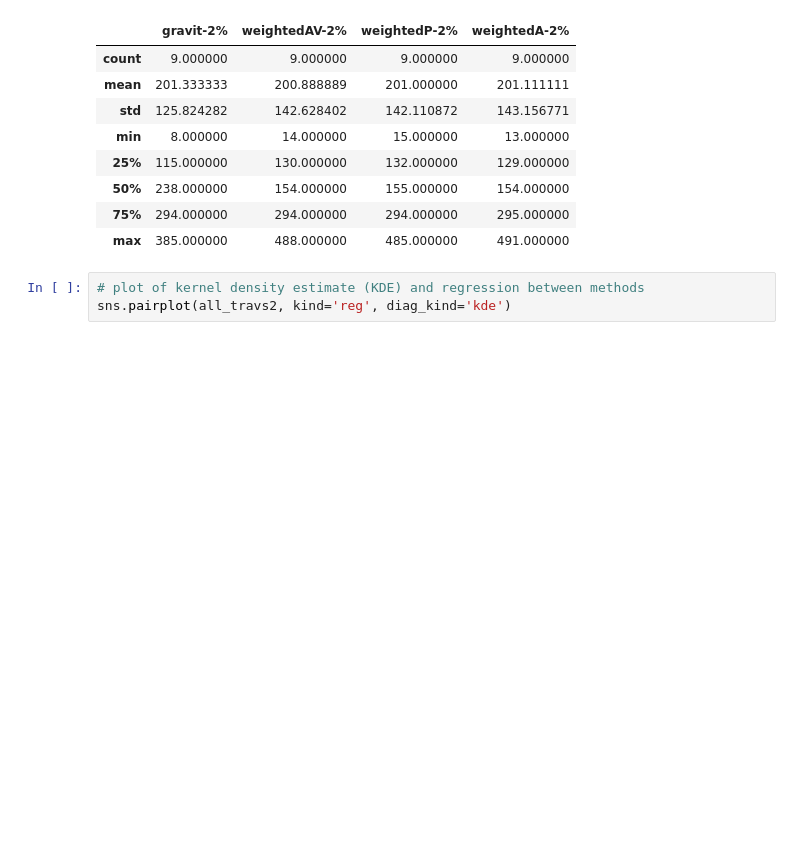
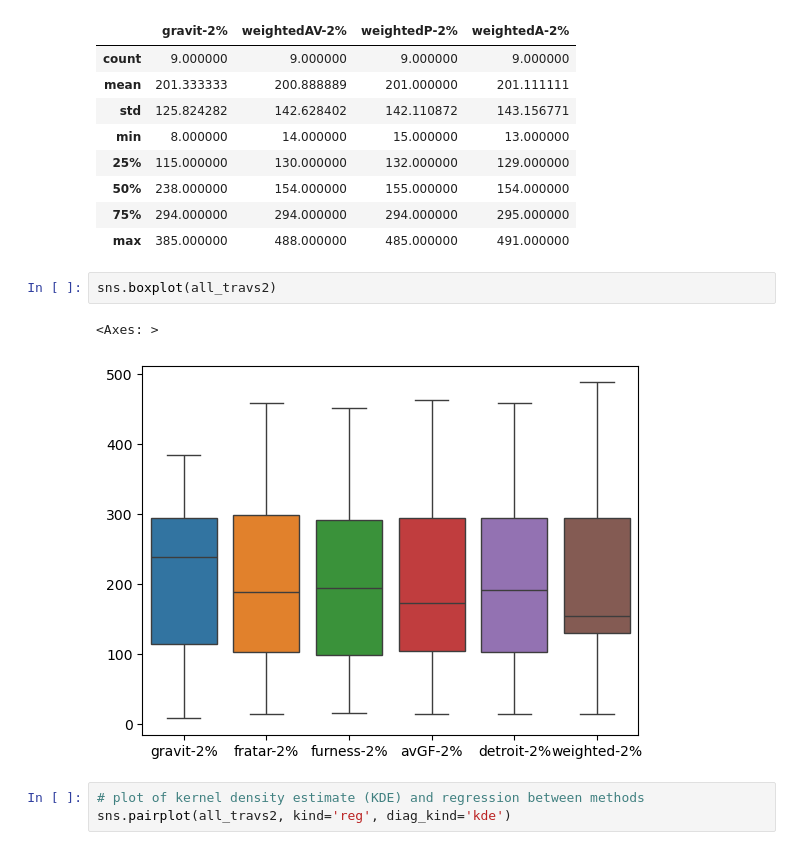
Before and after one commit to CristianColdea/transp_dem, a Jupyter notebook: transp_dem_stats.ipynb, the cells around one changed output. Saved outputs shown, nothing was run; the diff lists cells and outputs as text; blank space fills up the shorter version.

```diff
--- a/transp_dem_stats.ipynb
+++ b/transp_dem_stats.ipynb
@@ -422,6 +426,11 @@ wg_travs2.describe()
 | 50% | 238.000000 | 154.000000 | 155.000000 | 154.000000 |
 | 75% | 294.000000 | 294.000000 | 294.000000 | 295.000000 |
 | max | 385.000000 | 488.000000 | 485.000000 | 491.000000 |
+# %%
+sns.boxplot(all_travs2)
+# %% [output]
+<Axes: >
+[figure, added]
 # %%
 # plot of kernel density estimate (KDE) and regression between methods
 sns.pairplot(all_travs2, kind='reg', diag_kind='kde')
```
Also changed, not shown: parts of 10 cells of this notebook.
